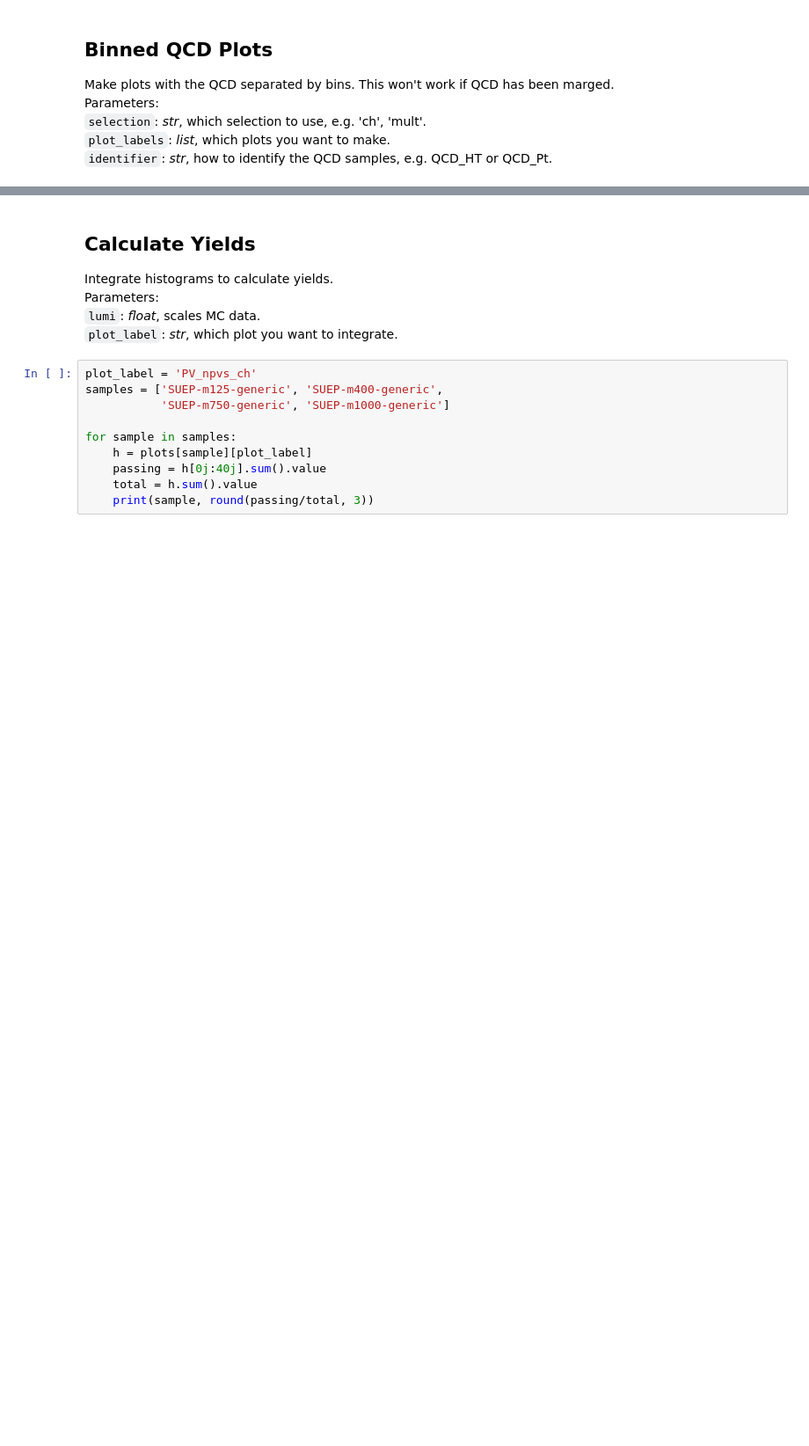
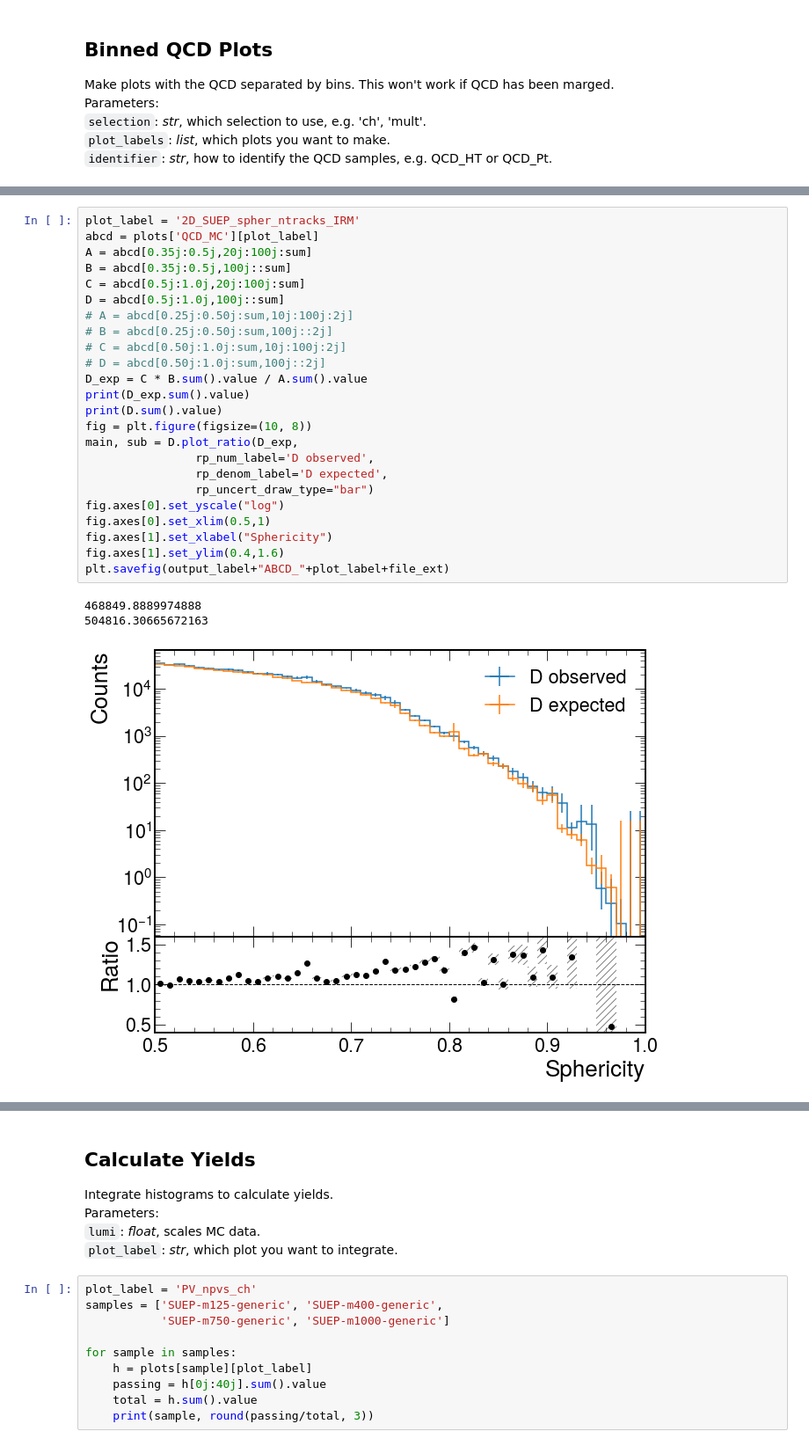
Before and after one commit to SUEPPhysics/SUEPCoffea_dask, a Jupyter notebook: plotting/plot.ipynb, the cells around one changed output, grey strips where cells are left out. Shown at 88% size. Drawn from its saved outputs; the diff is of its cells as text; blank space fills up the shorter version.

```diff
--- a/plotting/plot.ipynb
+++ b/plotting/plot.ipynb
@@ -602,0 +390,28 @@ plt.savefig(output_label + plot_label + file_ext, bbox_inches='tight')
+# %%
+plot_label = '2D_SUEP_spher_ntracks_IRM'
+abcd = plots['QCD_MC'][plot_label]
+A = abcd[0.35j:0.5j,20j:100j:sum]
+B = abcd[0.35j:0.5j,100j::sum]
+C = abcd[0.5j:1.0j,20j:100j:sum]
+D = abcd[0.5j:1.0j,100j::sum]
+# A = abcd[0.25j:0.50j:sum,10j:100j:2j]
+# B = abcd[0.25j:0.50j:sum,100j::2j]
+# C = abcd[0.50j:1.0j:sum,10j:100j:2j]
+# D = abcd[0.50j:1.0j:sum,100j::2j]
+D_exp = C * B.sum().value / A.sum().value
+print(D_exp.sum().value)
+print(D.sum().value)
+fig = plt.figure(figsize=(10, 8))
+main, sub = D.plot_ratio(D_exp,
+                rp_num_label='D observed',
+                rp_denom_label='D expected',
+                rp_uncert_draw_type="bar")
+fig.axes[0].set_yscale("log")
+fig.axes[0].set_xlim(0.5,1)
+fig.axes[1].set_xlabel("Sphericity")
+fig.axes[1].set_ylim(0.4,1.6)
+plt.savefig(output_label+"ABCD_"+plot_label+file_ext)
+# %% [output]
+468849.8889974888
+504816.30665672163
+[figure, added]
```
Also changed, not shown: parts of 16 cells of this notebook, 4 other files.
